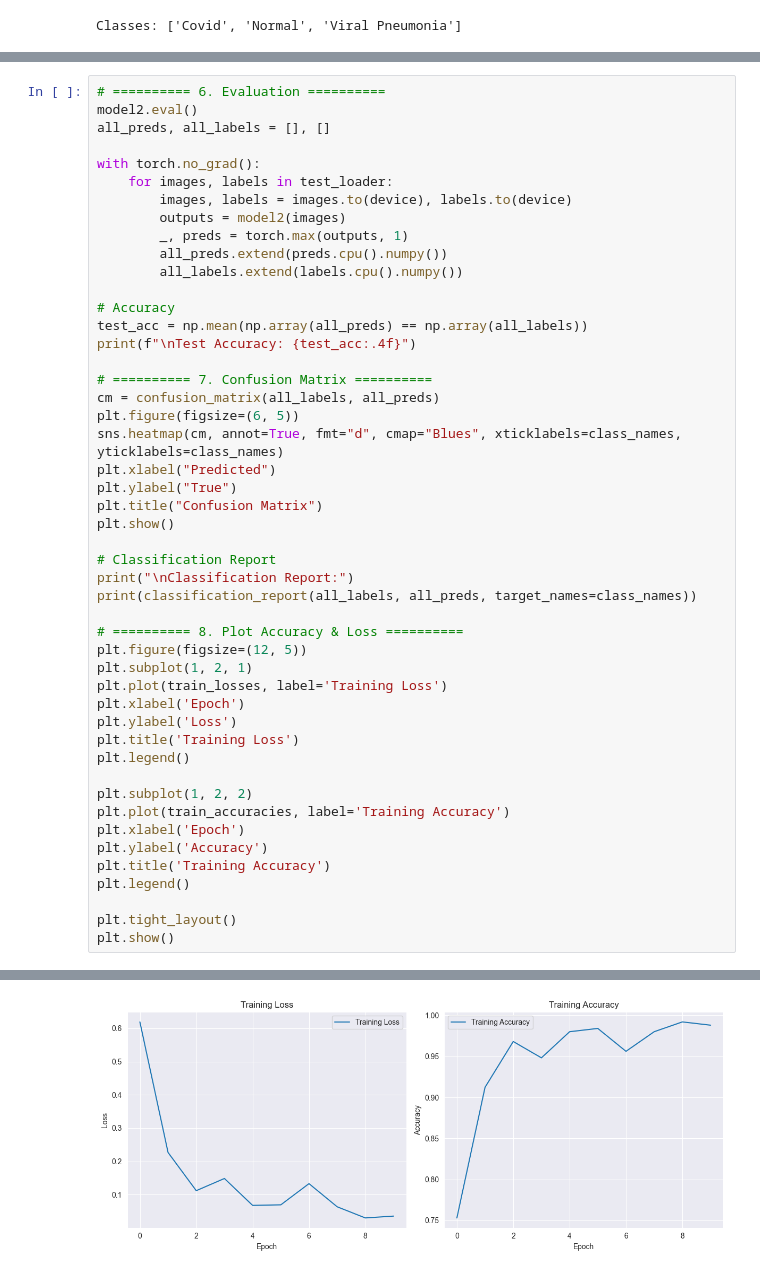
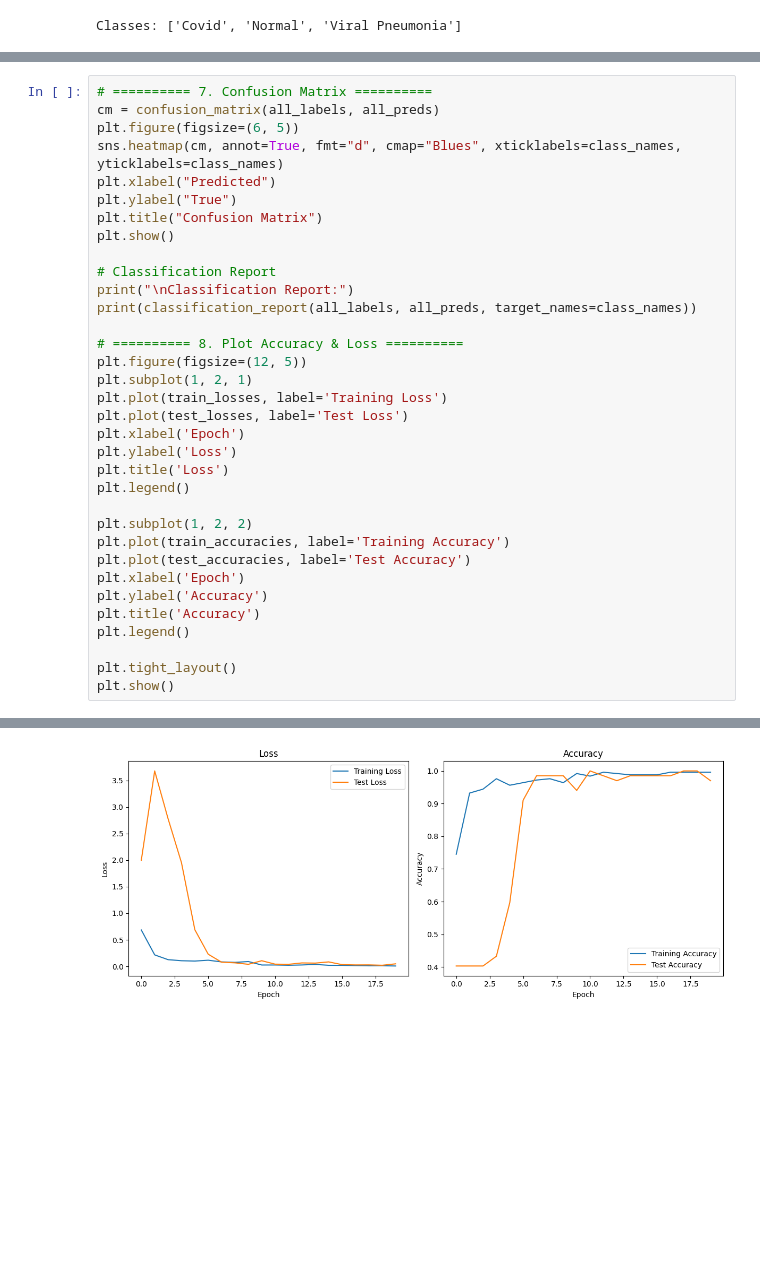
Before and after one commit to kbalmiki/HealthCareProject, a Jupyter notebook: projectfile.ipynb, the cells around one changed output, grey strips where cells are left out. Cells and saved outputs as stored; diff of their text form; blank space fills up the shorter version.

Commit message:
added graph for accuracy and loss for Resnet with 20 epochs

```diff
--- a/projectfile.ipynb
+++ b/projectfile.ipynb
@@ -159,20 +174,4 @@ Epoch [10/10] - Loss: 0.0352, Accuracy: 0.9880
 # %%
-# ========== 6. Evaluation ==========
-model2.eval()
-all_preds, all_labels = [], []
-
-with torch.no_grad():
-    for images, labels in test_loader:
-        images, labels = images.to(device), labels.to(device)
-        outputs = model2(images)
-        _, preds = torch.max(outputs, 1)
-        all_preds.extend(preds.cpu().numpy())
-        all_labels.extend(labels.cpu().numpy())
-
-# Accuracy
-test_acc = np.mean(np.array(all_preds) == np.array(all_labels))
-print(f"\nTest Accuracy: {test_acc:.4f}")
-
 # ========== 7. Confusion Matrix ==========
 cm = confusion_matrix(all_labels, all_preds)
 plt.figure(figsize=(6, 5))
@@ -190,16 +189,18 @@ print(classification_report(all_labels, all_preds, target_names=class_names))
 plt.figure(figsize=(12, 5))
 plt.subplot(1, 2, 1)
 plt.plot(train_losses, label='Training Loss')
+plt.plot(test_losses, label='Test Loss')
 plt.xlabel('Epoch')
 plt.ylabel('Loss')
-plt.title('Training Loss')
+plt.title('Loss')
 plt.legend()
 
 plt.subplot(1, 2, 2)
 plt.plot(train_accuracies, label='Training Accuracy')
+plt.plot(test_accuracies, label='Test Accuracy')
 plt.xlabel('Epoch')
 plt.ylabel('Accuracy')
-plt.title('Training Accuracy')
+plt.title('Accuracy')
 plt.legend()
 
 plt.tight_layout()
@@ -220 +220 @@ Viral Pneumonia       1.00      0.80      0.89        20
-[figure, old version]
+[figure, new version]
```
Also changed, not shown: parts of 4 cells of this notebook, 1 other file.
